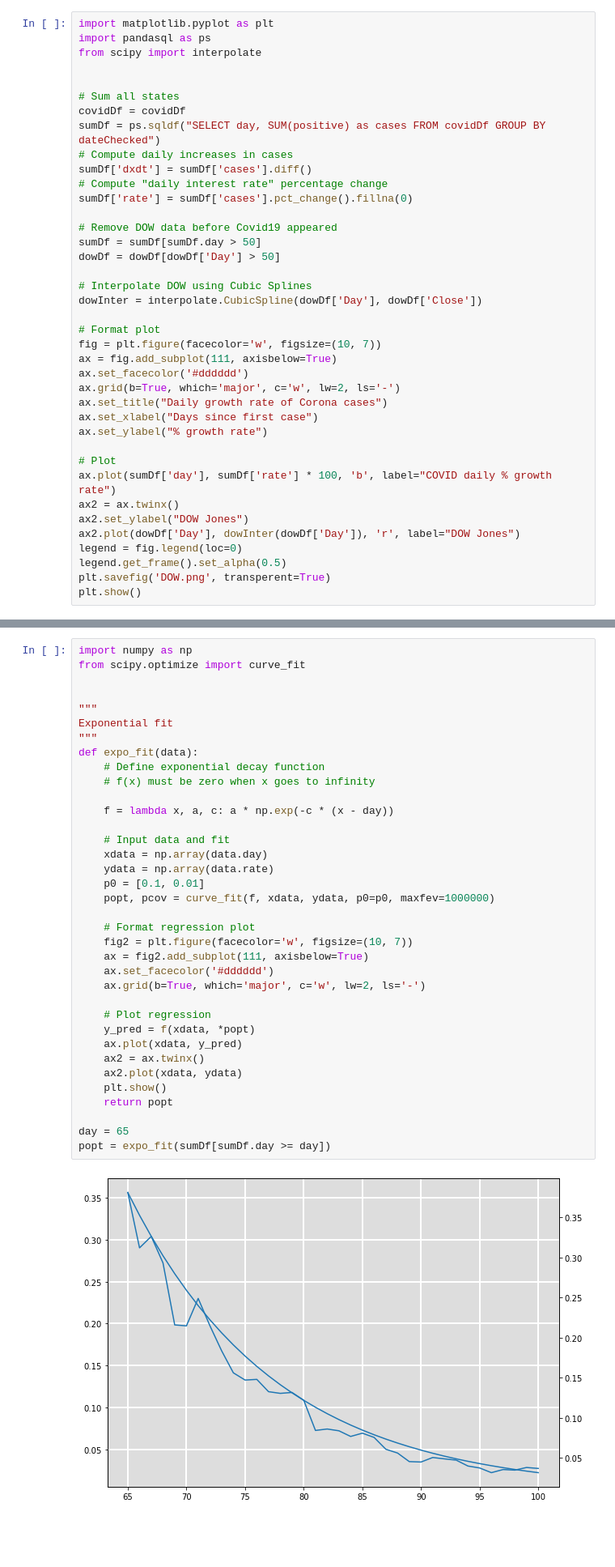
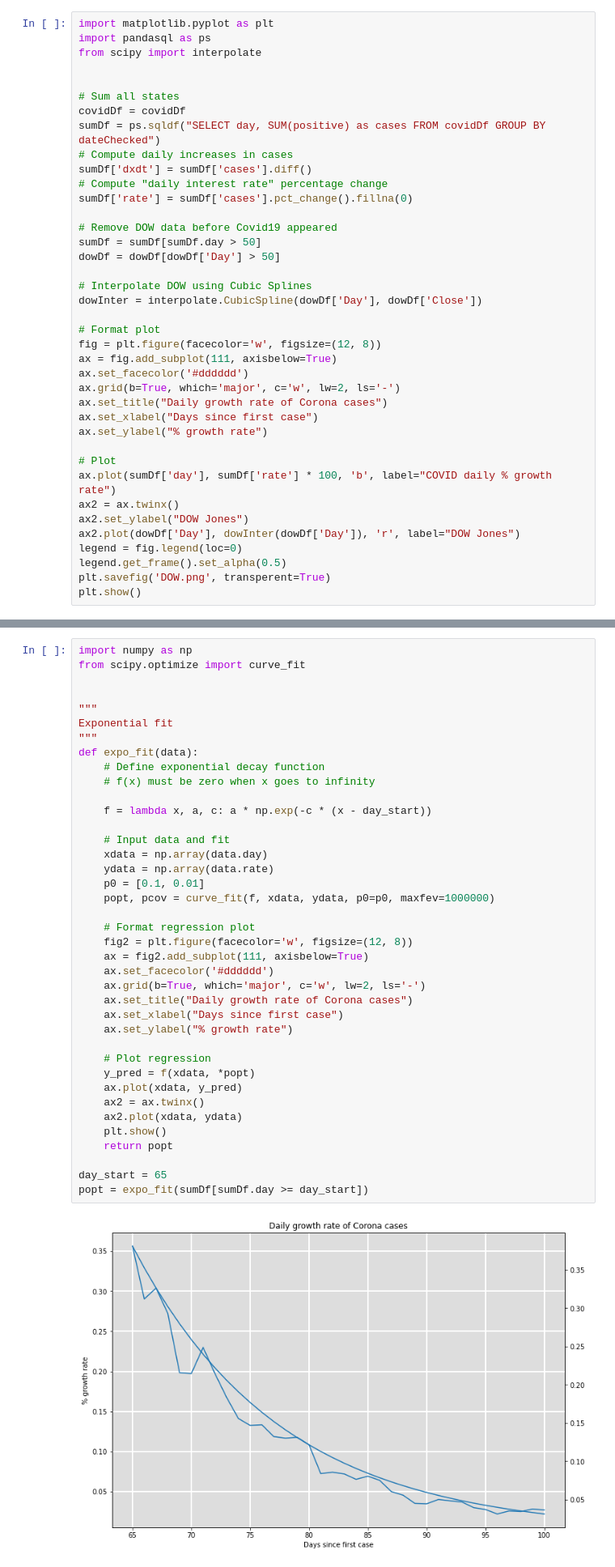
Before and after one commit to lamwilton/COVID-19, a Jupyter notebook: GrowthRate.ipynb, the cells around one changed output, grey strips where cells are left out. Shown: that part at 81% size. Cells and saved outputs as stored; diff of their text form; blank space fills up the shorter version.

```diff
--- a/GrowthRate.ipynb
+++ b/GrowthRate.ipynb
@@ -44,7 +44,7 @@ dowDf = dowDf[dowDf['Day'] > 50]
 dowInter = interpolate.CubicSpline(dowDf['Day'], dowDf['Close'])
 
 # Format plot
-fig = plt.figure(facecolor='w', figsize=(10, 7))
+fig = plt.figure(facecolor='w', figsize=(12, 8))
 ax = fig.add_subplot(111, axisbelow=True)
 ax.set_facecolor('#dddddd')
 ax.grid(b=True, which='major', c='w', lw=2, ls='-')
@@ -71,35 +71,38 @@ from scipy.optimize import curve_fit
 
 
 """
 Exponential fit
 """
 def expo_fit(data):
     # Define exponential decay function
     # f(x) must be zero when x goes to infinity
 
-    f = lambda x, a, c: a * np.exp(-c * (x - day))
+    f = lambda x, a, c: a * np.exp(-c * (x - day_start))
 
     # Input data and fit
     xdata = np.array(data.day)
     ydata = np.array(data.rate)
     p0 = [0.1, 0.01]
     popt, pcov = curve_fit(f, xdata, ydata, p0=p0, maxfev=1000000)
 
     # Format regression plot
-    fig2 = plt.figure(facecolor='w', figsize=(10, 7))
+    fig2 = plt.figure(facecolor='w', figsize=(12, 8))
     ax = fig2.add_subplot(111, axisbelow=True)
     ax.set_facecolor('#dddddd')
     ax.grid(b=True, which='major', c='w', lw=2, ls='-')
+    ax.set_title("Daily growth rate of Corona cases")
+    ax.set_xlabel("Days since first case")
+    ax.set_ylabel("% growth rate")
 
     # Plot regression
     y_pred = f(xdata, *popt)
     ax.plot(xdata, y_pred)
     ax2 = ax.twinx()
     ax2.plot(xdata, ydata)
     plt.show()
     return popt
 
-day = 65
-popt = expo_fit(sumDf[sumDf.day >= day])
+day_start = 65
+popt = expo_fit(sumDf[sumDf.day >= day_start])
 # %% [output]
-[figure, old version]
+[figure, new version]
```
Also changed, not shown: parts of 5 cells of this notebook.
